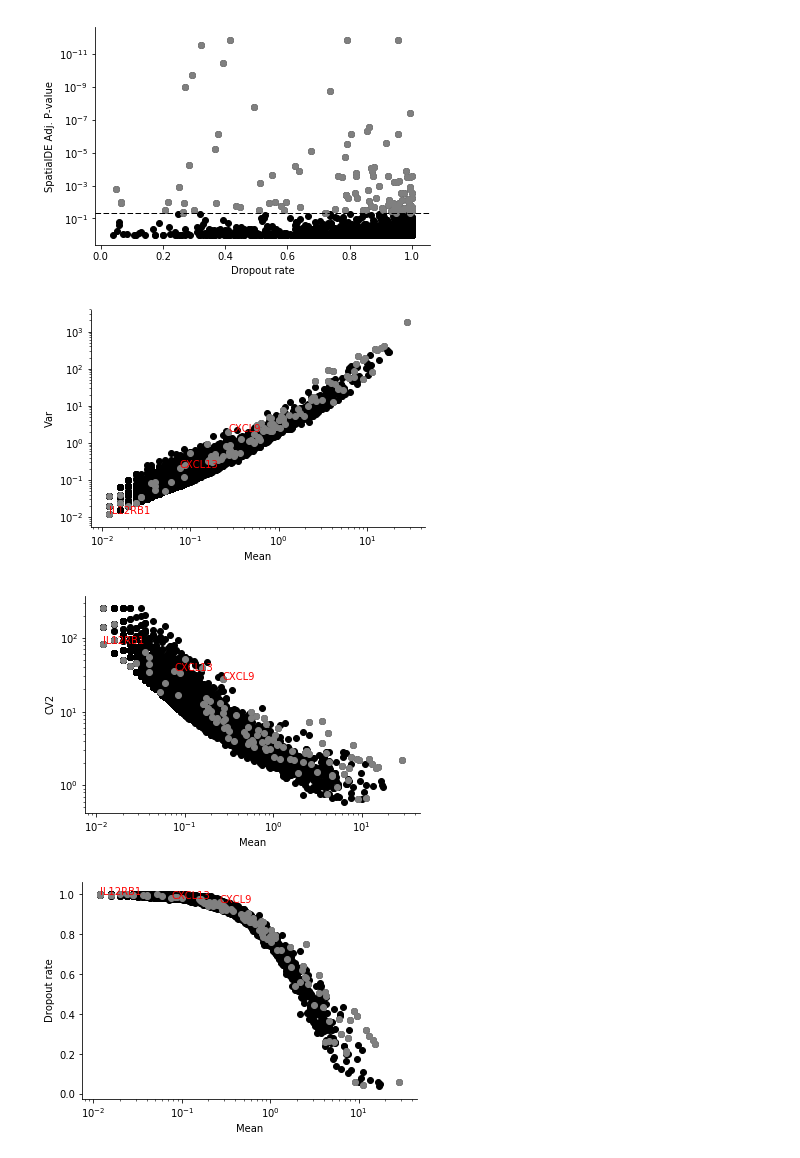
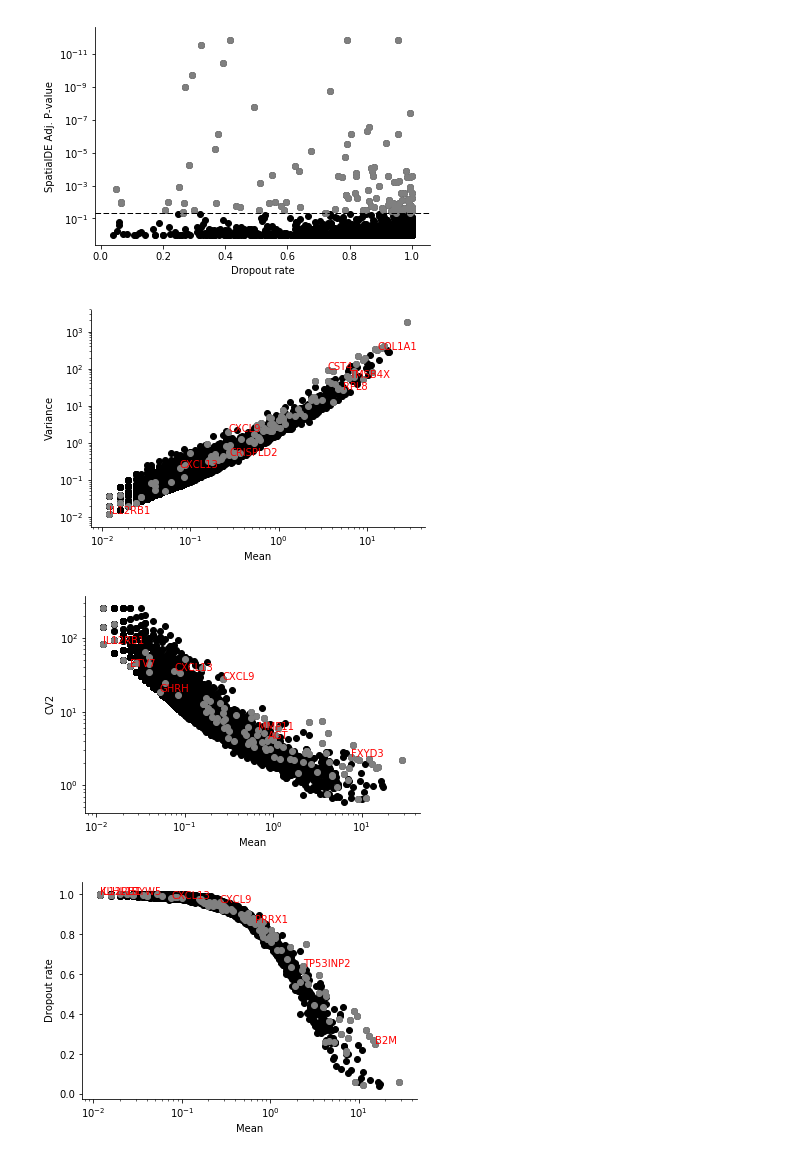
Before and after one commit to Teichlab/SpatialDE, a Jupyter notebook: Analysis/BreastCancer/Alternative explanatory factors.ipynb, the cells around one changed output. Saved outputs shown, nothing was run; the diff lists cells and outputs as text; code cells hidden in the pictures.

Commit message:
Finalize alt factors plots

```diff
--- a/Analysis/BreastCancer/Alternative explanatory factors.ipynb
+++ b/Analysis/BreastCancer/Alternative explanatory factors.ipynb
@@ -91,7 +95,7 @@ plt.xlabel('Dropout rate');
 # %% [output]
 [figure]
 # %%
-def feature_pairs(results, feature1, feature2, ylog=True, sel_genes=None):
+def feature_pairs(results, feature1, feature2, ylog=True, sel_genes=None, random_genes=0):
     plt.xscale('log')
     if ylog:
         plt.yscale('log')
@@ -105,21 +109,29 @@ def feature_pairs(results, feature1, feature2, ylog=True, sel_genes=None):
         tmp = results.query('g in @sel_genes')
         for _, g in tmp.iterrows():
             plt.annotate(g.g, (g[feature1], g[feature2]), color='red')
+
+    if random_genes:
+        tmp = results.query('qval < 0.05').sample(random_genes)
+        for _, g in tmp.iterrows():
+            plt.annotate(g.g, (g[feature1], g[feature2]), color='red')
 # %%
-feature_pairs(results, 'nmean', 'nvar', sel_genes=['CXCL9', 'CXCL13', 'IL12RB1'])
+feature_pairs(results, 'nmean', 'nvar', sel_genes=['CXCL9', 'CXCL13', 'IL12RB1'], random_genes=5)
 plt.xlabel('Mean')
-plt.ylabel('Var');
+plt.ylabel('Variance');
+plt.savefig('mean-var.pdf')
 # %% [output]
-[figure, old version]
+[figure, new version]
 # %%
-feature_pairs(results, 'nmean', 'cv2', sel_genes=['CXCL9', 'CXCL13', 'IL12RB1'])
+feature_pairs(results, 'nmean', 'cv2', sel_genes=['CXCL9', 'CXCL13', 'IL12RB1'], random_genes=5)
 plt.xlabel('Mean')
 plt.ylabel('CV2');
+plt.savefig('mean-cv2.pdf')
 # %% [output]
-[figure, old version]
+[figure, new version]
 # %%
-feature_pairs(results, 'nmean', 'fracdrop', ylog=False, sel_genes=['CXCL9', 'CXCL13', 'IL12RB1'])
+feature_pairs(results, 'nmean', 'fracdrop', ylog=False, sel_genes=['CXCL9', 'CXCL13', 'IL12RB1'], random_genes=5)
 plt.xlabel('Mean')
 plt.ylabel('Dropout rate');
+plt.savefig('mean-dr.pdf')
 # %% [output]
-[figure, old version]
+[figure, new version]
```
Also changed, not shown: parts of 4 cells of this notebook.
